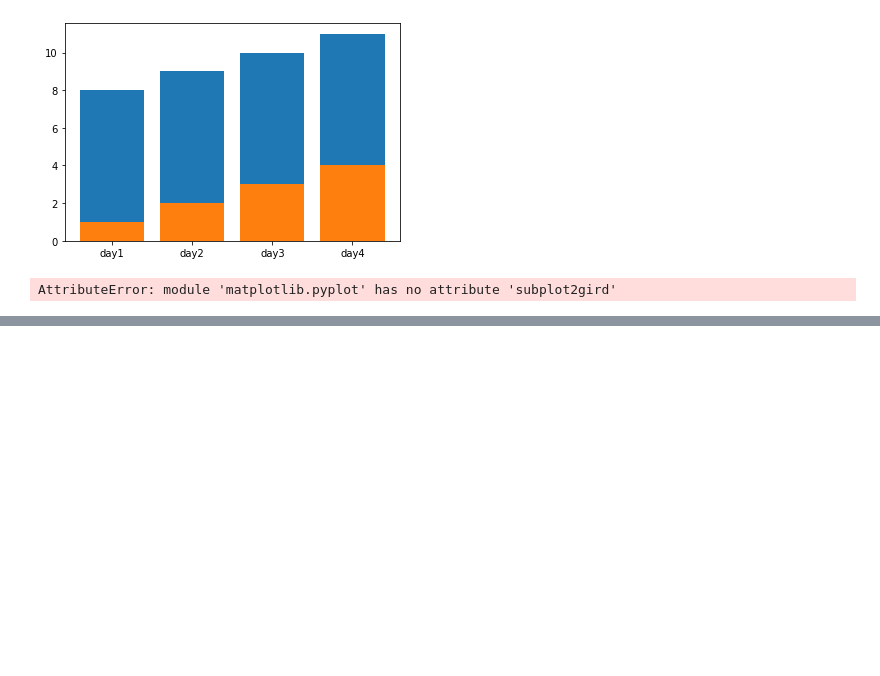
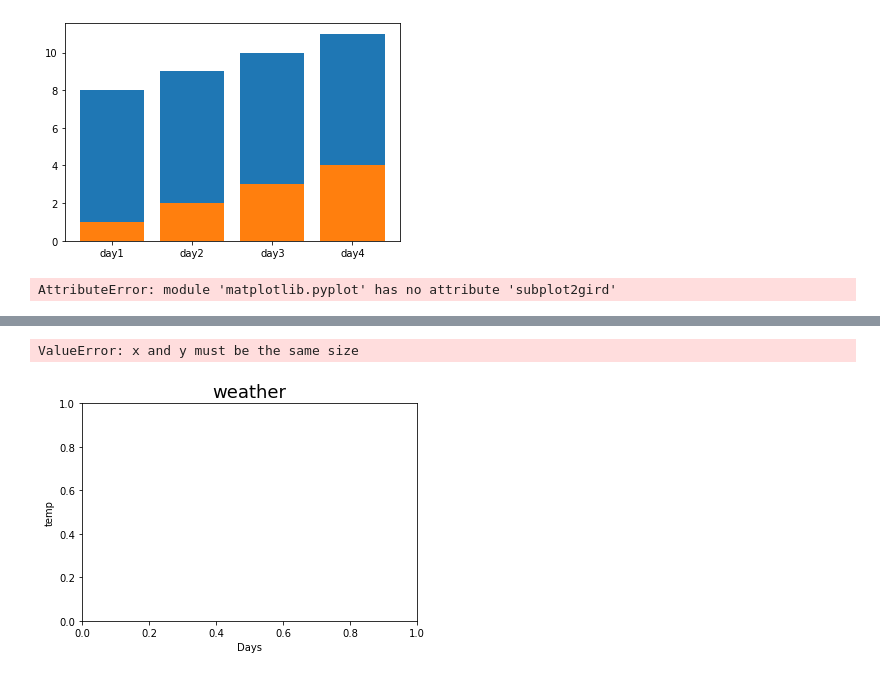
Before and after one commit to daasdemha/Sucide_prediction, a Jupyter notebook: 6006CEM Lectures and Labs/Learning_machine_learning_Dr_Trangs_material.ipynb, the cells around one changed output, grey strips where cells are left out. Drawn from its saved outputs; the diff is of its cells as text; code cells hidden in the pictures; blank space fills up the shorter version.

```diff
--- a/6006CEM Lectures and Labs/Learning_machine_learning_Dr_Trangs_material.ipynb
+++ b/6006CEM Lectures and Labs/Learning_machine_learning_Dr_Trangs_material.ipynb
@@ -104,0 +148,15 @@ newdf
+# %%
+days = [1,2,3,4,  1,2,3,4, 1,2,3,4, 1,2,3,4,  1,2,3,4, 1,2,3,4, 1,2,3,4,  1,2,3,4, 1,2,3,4, 1,2,3,4,  1,2,3,4, 1,2,3,4, 1,2,3,4,  1,2,3,4, 1,2,3,4, ]
+y_temp  = [1, 2, 3, 4,5, 6, 4,  1, 4, 3, 5, 2, 1, 2, 3, 4,5, 6, 4,  1, 4, 3, 5, 2, 1, 2, 3, 4,5, 6, 4,  1, 4, 3, 5, 2, 1, 2, 3, 4,5, 6, 4,  1, 4, 3, 5, 2, 1, 2, 3, 4,5, 6, 4,  1, 4, 3, 5, 2]
+y2_temp  = [8,9,10,11, 2, 5, 5 ,6, 7, 8, 4, 3, 8,9,10,11, 2, 5, 5 ,6, 7, 8, 4, 3, 8,9,10,11, 2, 5, 5 ,6, 7, 8, 4, 3, 8,9,10,11, 2, 5, 5 ,6, 7, 8, 4, 3, 8,9,10,11, 2, 5, 5 ,6, 7, 8, 4, 3]
+print(len(days))
+print(len(y_temp))
+print(len(y2_temp))
+model = pd.DataFrame({
+
+    'temp 1': y_temp,
+    'temp 2':y2_temp,
+    'days':days
+
+})
+model
@@ -104,0 +184,3 @@ newdf
+# %%
+X = model.iloc[:, :-1].values  # selecting the values for the X variable.
+X
@@ -104,0 +205,5 @@ newdf
+# %%
+y = model[["days"]].to_numpy()  # selecting the values for the Y variable. # done using .to_numpy and not
+                                                       # .iloc as .to_numpy creates a horizontal bar while .iloc creates a
+                                                       # horizontal bar which will not alighn with the x values.
+y
@@ -104,0 +228,5 @@ newdf
+# %%
+X_train, X_test, y_train, y_test = train_test_split(X, y, test_size = 0.2, random_state = 1)
+# test_size = 0.2               # splitting the data into 80 and 20 percent between the training and test set
+                                            # to get the best results.
+# random_state = 1         # resetting the  random seed
@@ -104,0 +287,8 @@ newdf
+# %%
+plt.title("weather",fontsize=18)
+plt.xlabel("Days")
+plt.ylabel("temp")
+plt.scatter(X_train,y_train)
+# %% [output]
+ValueError: x and y must be the same size
+[figure, added]
```
Also changed, not shown: parts of 10 cells of this notebook.
